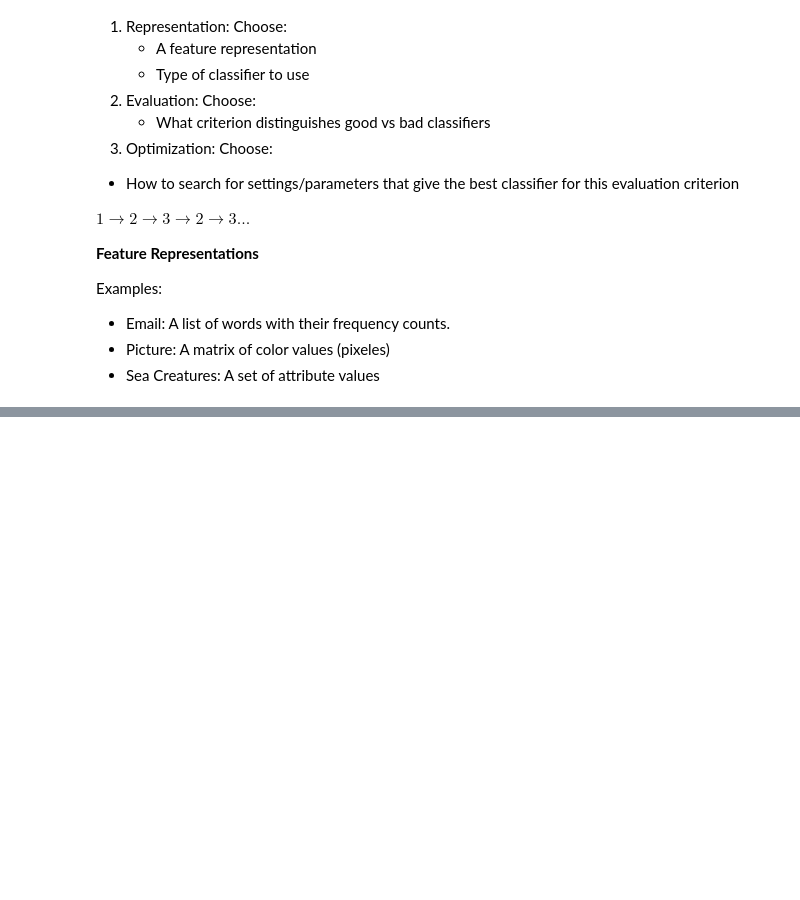
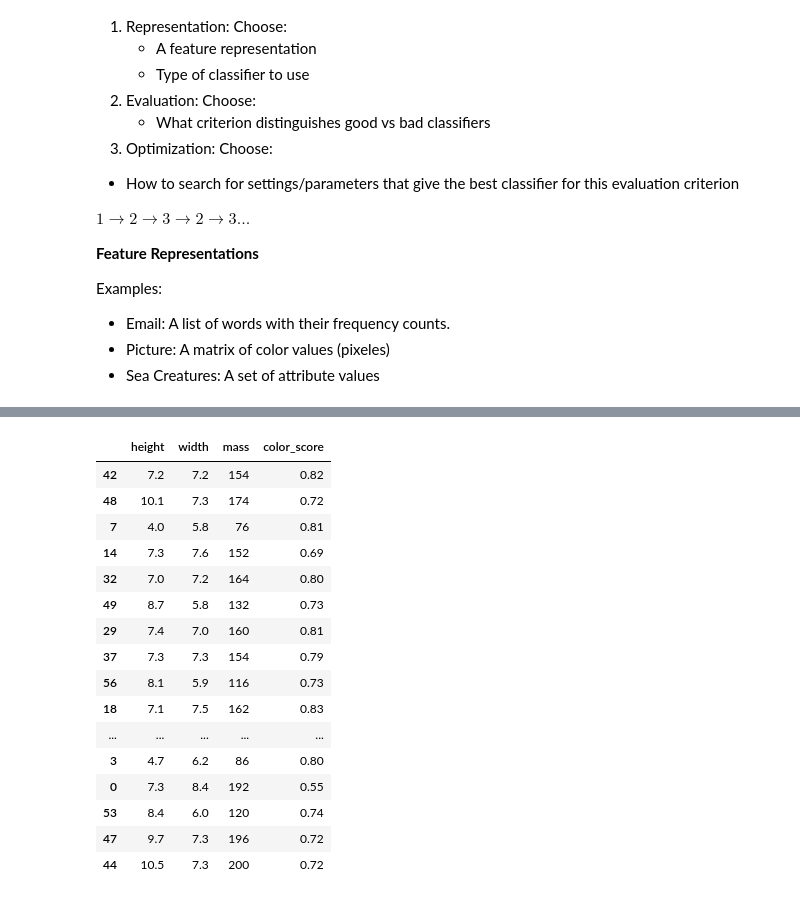
Before and after one commit to mrioshe/AppliedDataScienceWithPython, a Jupyter notebook: AppliedMachineLearninginPython/week1.ipynb, the cells around one changed output, grey strips where cells are left out. Drawn from its saved outputs; the diff is of its cells as text; code cells hidden in the pictures; blank space fills up the shorter version.

```diff
--- a/AppliedMachineLearninginPython/week1.ipynb
+++ b/AppliedMachineLearninginPython/week1.ipynb
@@ -126,0 +92,5 @@ import sklearn as sk
+# %%
+X=fruits[['mass','width','height','color_score']]
+Y=fruits['fruit_label']
+
+X_train, X_test, y_train, y_test = train_test_split(X,Y, random_state=0)
@@ -126,0 +103,20 @@ import sklearn as sk
+# %%
+X_train
+# %% [output]
+|  | height | width | mass | color_score |
+| 42 | 7.2 | 7.2 | 154 | 0.82 |
+| 48 | 10.1 | 7.3 | 174 | 0.72 |
+| 7 | 4.0 | 5.8 | 76 | 0.81 |
+| 14 | 7.3 | 7.6 | 152 | 0.69 |
+| 32 | 7.0 | 7.2 | 164 | 0.80 |
+| 49 | 8.7 | 5.8 | 132 | 0.73 |
+| 29 | 7.4 | 7.0 | 160 | 0.81 |
+| 37 | 7.3 | 7.3 | 154 | 0.79 |
+| 56 | 8.1 | 5.9 | 116 | 0.73 |
+| 18 | 7.1 | 7.5 | 162 | 0.83 |
+| ... | ... | ... | ... | ... |
+| 3 | 4.7 | 6.2 | 86 | 0.80 |
+| 0 | 7.3 | 8.4 | 192 | 0.55 |
+| 53 | 8.4 | 6.0 | 120 | 0.74 |
+| 47 | 9.7 | 7.3 | 196 | 0.72 |
+| 44 | 10.5 | 7.3 | 200 | 0.72 |
```
Also changed, not shown: parts of 28 cells of this notebook, 1 other file.
